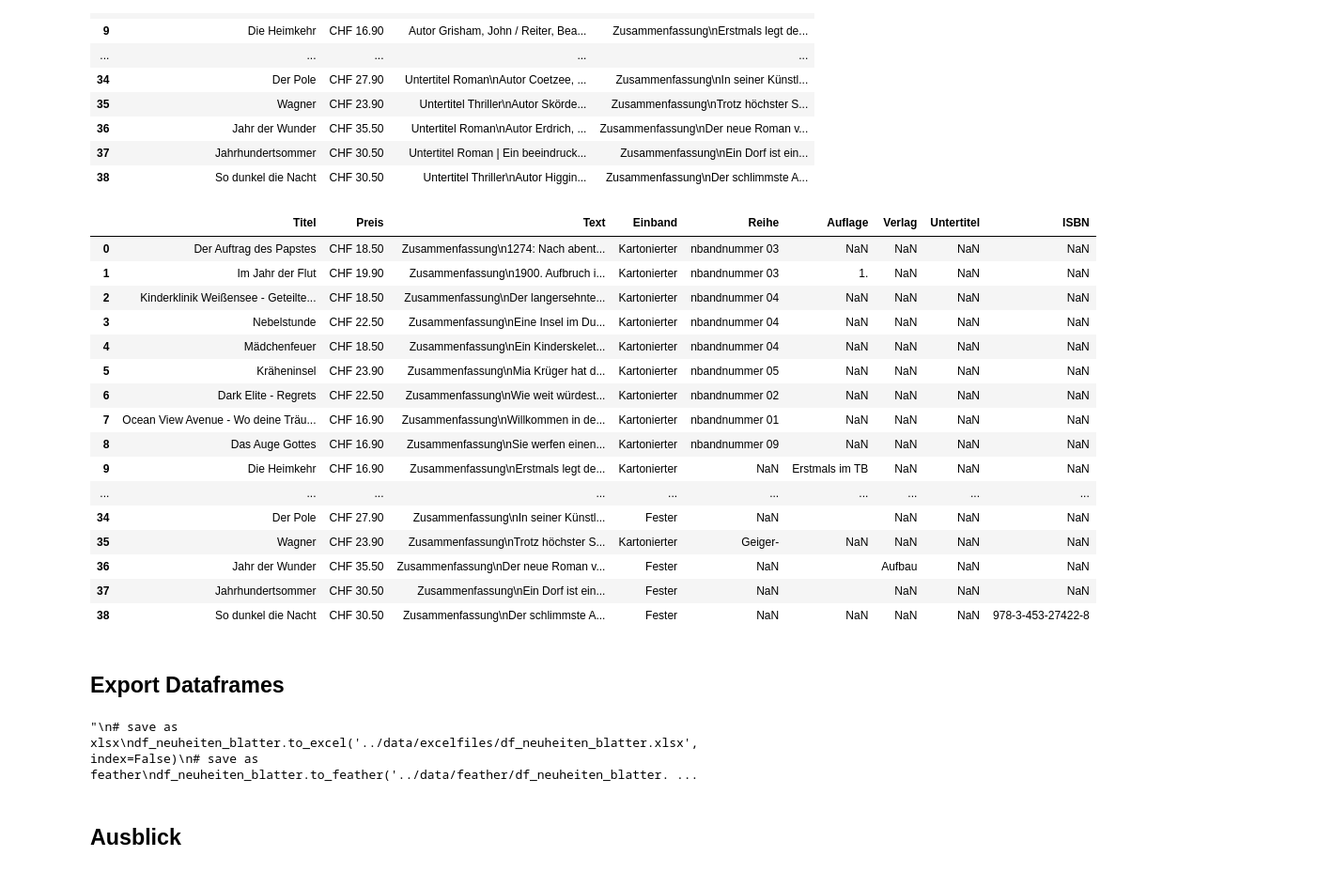
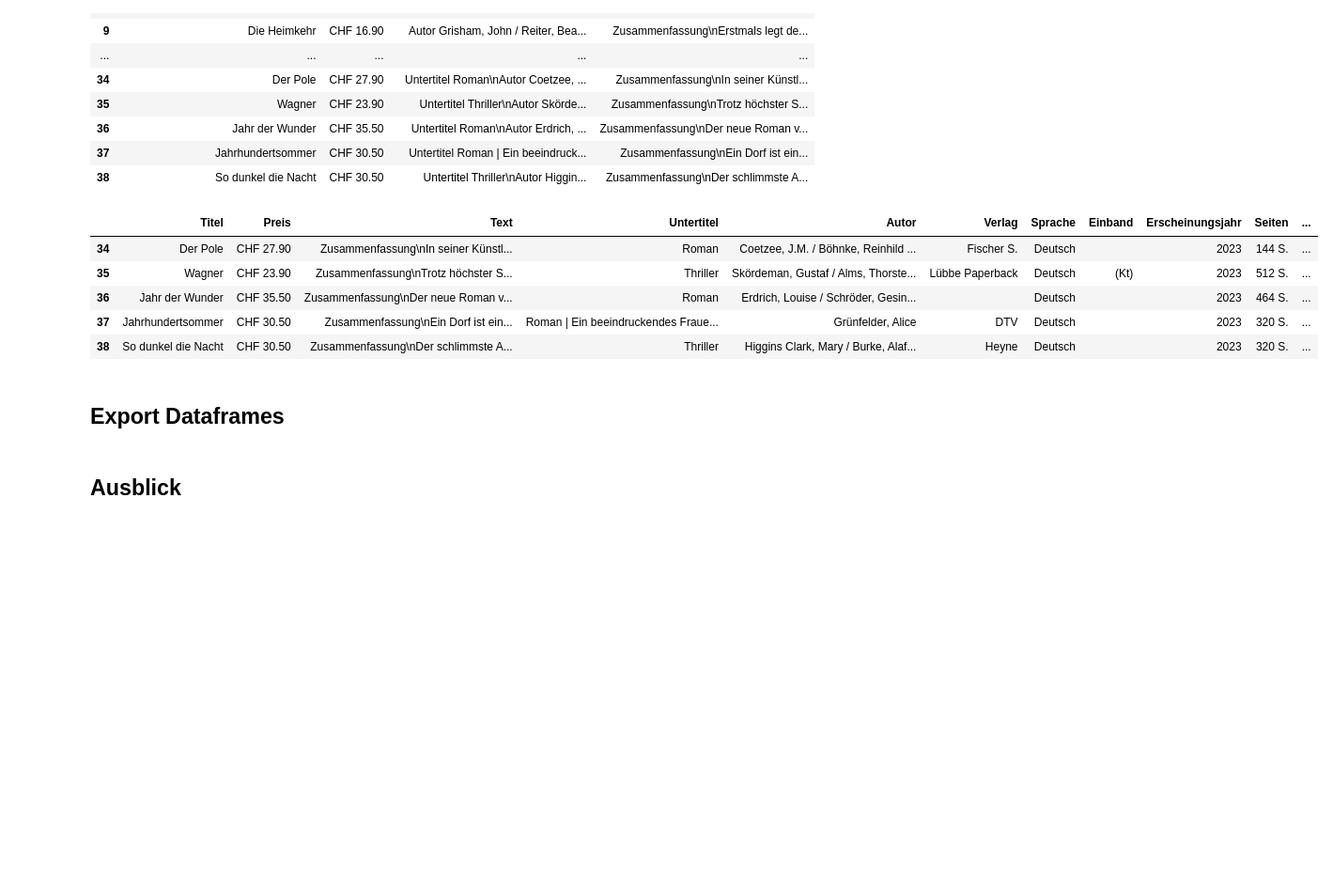
Before and after one commit to yalais/Bibliothek-cornillie, a Jupyter notebook: scraper/scraper_blatter.ipynb, the cells around one changed output. Shown at 94% size. Saved outputs shown, nothing was run; the diff lists cells and outputs as text; code cells hidden in the pictures; blank space fills up the shorter version.

Commit message:
fix detail extraction blatter

```diff
--- a/scraper/scraper_blatter.ipynb
+++ b/scraper/scraper_blatter.ipynb
@@ -193,13 +193,14 @@ This returns a list of tuples containing the key and the associated value for ea
 
 def extract_details(details):
     # Key words which can be find in the string
-    keys = ["Untertitel", "Autor", "Verlag", "Sprache", "Einband", "Erscheinungsjahr", "Seiten", "Artikelnummer", "ISBN", "Auflage", "Reihe", "Reihenbandnummer"]
+    keys = ["Untertitel", "Autor", "Verlag", "Sprache", "Einband", "Erscheinungsjahr",
+            "Seiten", "Artikelnummer", "ISBN", "Auflage", "Reihe", "Reihenbandnummer"]
 
     # generate a regex which can find all the keys in the string
-    regex = "(" + "|".join(keys) + ")(.*?)(?=" + "|".join(keys) + "|$)"
+    regex = r"\b(" + "|".join(keys) + r")\b(.*?)(?=\s*\b" + "|".join(keys) + r"\b|$)"
 
     # finds all key value pairs in the string
-    matches = re.findall(regex, details)
+    matches = re.findall(regex, details, re.DOTALL)
 
     # returns a dictionary with key value pairs
     return dict((k.strip(), v.strip()) for k, v in matches)
@@ -226,36 +227,21 @@ buch_df.drop_duplicates(subset=['Titel'], inplace=True)
 # reset index
 buch_df.reset_index(drop=True, inplace=True)
 # %%
-buch_df
+buch_df.tail()
 # %% [output]
-|  | Titel | Preis | Text | Einband | Reihe | Auflage | Verlag | Untertitel | ISBN |
-| 0 | Der Auftrag des Papstes | CHF 18.50 | Zusammenfassung\n1274: Nach abent... | Kartonierter | nbandnummer 03 | NaN | NaN | NaN | NaN |
-| 1 | Im Jahr der Flut | CHF 19.90 | Zusammenfassung\n1900. Aufbruch i... | Kartonierter | nbandnummer 03 | 1. | NaN | NaN | NaN |
-| 2 | Kinderklinik Weißensee - Geteilte... | CHF 18.50 | Zusammenfassung\nDer langersehnte... | Kartonierter | nbandnummer 04 | NaN | NaN | NaN | NaN |
-| 3 | Nebelstunde | CHF 22.50 | Zusammenfassung\nEine Insel im Du... | Kartonierter | nbandnummer 04 | NaN | NaN | NaN | NaN |
-| 4 | Mädchenfeuer | CHF 18.50 | Zusammenfassung\nEin Kinderskelet... | Kartonierter | nbandnummer 04 | NaN | NaN | NaN | NaN |
-| 5 | Kräheninsel | CHF 23.90 | Zusammenfassung\nMia Krüger hat d... | Kartonierter | nbandnummer 05 | NaN | NaN | NaN | NaN |
-| 6 | Dark Elite - Regrets | CHF 22.50 | Zusammenfassung\nWie weit würdest... | Kartonierter | nbandnummer 02 | NaN | NaN | NaN | NaN |
-| 7 | Ocean View Avenue - Wo deine Träu... | CHF 16.90 | Zusammenfassung\nWillkommen in de... | Kartonierter | nbandnummer 01 | NaN | NaN | NaN | NaN |
-| 8 | Das Auge Gottes | CHF 16.90 | Zusammenfassung\nSie werfen einen... | Kartonierter | nbandnummer 09 | NaN | NaN | NaN | NaN |
-| 9 | Die Heimkehr | CHF 16.90 | Zusammenfassung\nErstmals legt de... | Kartonierter | NaN | Erstmals im TB | NaN | NaN | NaN |
-| ... | ... | ... | ... | ... | ... | ... | ... | ... | ... |
-| 34 | Der Pole | CHF 27.90 | Zusammenfassung\nIn seiner Künstl... | Fester | NaN |  | NaN | NaN | NaN |
-| 35 | Wagner | CHF 23.90 | Zusammenfassung\nTrotz höchster S... | Kartonierter | Geiger- | NaN | NaN | NaN | NaN |
-| 36 | Jahr der Wunder | CHF 35.50 | Zusammenfassung\nDer neue Roman v... | Fester | NaN |  | Aufbau | NaN | NaN |
-| 37 | Jahrhundertsommer | CHF 30.50 | Zusammenfassung\nEin Dorf ist ein... | Fester | NaN |  | NaN | NaN | NaN |
-| 38 | So dunkel die Nacht | CHF 30.50 | Zusammenfassung\nDer schlimmste A... | Fester | NaN | NaN | NaN | NaN | 978-3-453-27422-8 |
+|  | Titel | Preis | Text | Untertitel | Autor | Verlag | Sprache | Einband | Erscheinungsjahr | Seiten | ... |
+| 34 | Der Pole | CHF 27.90 | Zusammenfassung\nIn seiner Künstl... | Roman | Coetzee, J.M. / Böhnke, Reinhild ... | Fischer S. | Deutsch |  | 2023 | 144 S. | ... |
+| 35 | Wagner | CHF 23.90 | Zusammenfassung\nTrotz höchster S... | Thriller | Skördeman, Gustaf / Alms, Thorste... | Lübbe Paperback | Deutsch | (Kt) | 2023 | 512 S. | ... |
+| 36 | Jahr der Wunder | CHF 35.50 | Zusammenfassung\nDer neue Roman v... | Roman | Erdrich, Louise / Schröder, Gesin... |  | Deutsch |  | 2023 | 464 S. | ... |
+| 37 | Jahrhundertsommer | CHF 30.50 | Zusammenfassung\nEin Dorf ist ein... | Roman | Ein beeindruckendes Fraue... | Grünfelder, Alice | DTV | Deutsch |  | 2023 | 320 S. | ... |
+| 38 | So dunkel die Nacht | CHF 30.50 | Zusammenfassung\nDer schlimmste A... | Thriller | Higgins Clark, Mary / Burke, Alaf... | Heyne | Deutsch |  | 2023 | 320 S. | ... |
 # %% [markdown]
 ## Export Dataframes
 # %%
-'''
 # save as xlsx
-df_neuheiten_blatter.to_excel('../data/excelfiles/df_neuheiten_blatter.xlsx', index=False)
+buch_df.to_excel('../data/excelfiles/df_neuheiten_blatter.xlsx', index=False)
 # save as feather
-df_neuheiten_blatter.to_feather('../data/feather/df_neuheiten_blatter.feather')
-'''
+buch_df.to_feather('../data/feather/df_neuheiten_blatter.feather')
-# %% [output]
-"\n# save as xlsx\ndf_neuheiten_blatter.to_excel('../data/excelfiles/df_neuheiten_blatter.xlsx', index=False)\n# save as feather\ndf_neuheiten_blatter.to_feather('../data/feather/df_neuheiten_blatter. ...
 # %% [markdown]
 ## Ausblick
 # %% [markdown]
```
Also changed, not shown: 2 other files.
